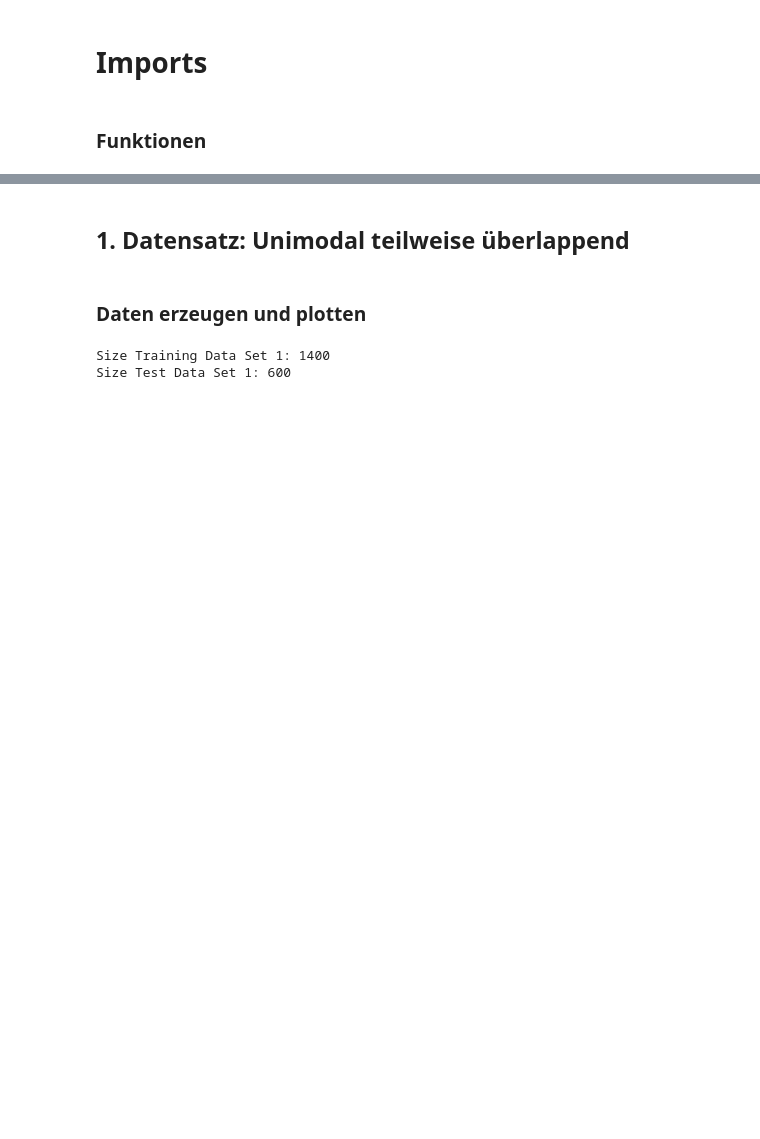
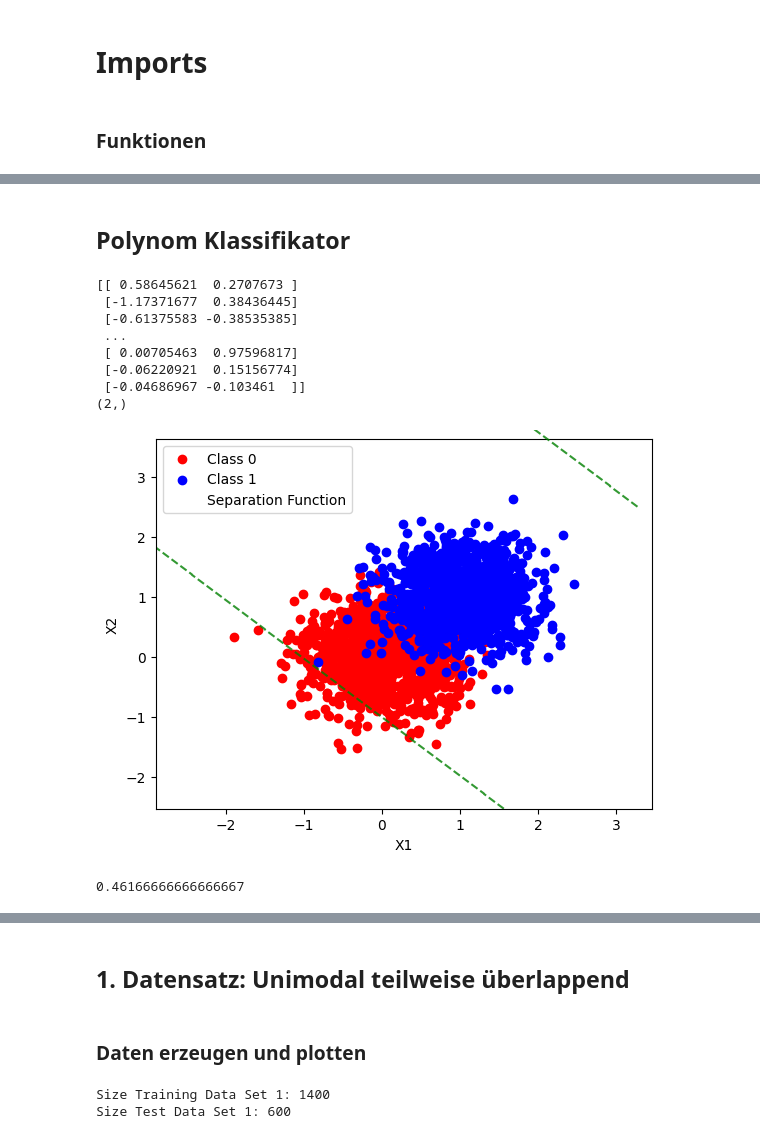
Before and after one commit to simonsymhoven/pattern-matching-machine-learning, a Jupyter notebook: blatt-2/gruppe-1-abgabe-blatt-2/aufgabe-2-3.ipynb, the cells around one changed output, grey strips where cells are left out. Cells and saved outputs as stored; diff of their text form; code cells hidden in the pictures; blank space fills up the shorter version.

```diff
--- a/blatt-2/gruppe-1-abgabe-blatt-2/aufgabe-2-3.ipynb
+++ b/blatt-2/gruppe-1-abgabe-blatt-2/aufgabe-2-3.ipynb
@@ -25,0 +121,47 @@ def generate_dataset(c1: np.ndarray, c2: np.ndarray, test_size: float = 0.3):
+# %% [markdown]
+## Polynom Klassifikator
+# %%
+W, w0 = fit_qda(x_train_set1, y_train_set1)
+print(W.shape)
+# Predict
+y_pred = predict_qda(x_test_set1, W, w0)
+fig, ax = plt.subplots()
+# X = np.vstack((c1, c2))
+# y = np.hstack((np.zeros(size // 2), np.ones(size // 2)))
+
+# Plot data and separation function
+
+# Plot class 0 and class 1 data points
+ax.scatter(c1[:, 0], c1[:, 1], color='red', label='Class 0')
+ax.scatter(c2[:, 0], c2[:, 1], color='blue', label='Class 1')
+
+# Create a meshgrid for the separation function
+x_min, x_max = x_set1[:, 0].min() - 1, x_set1[:, 0].max() + 1
+y_min, y_max = x_set1[:, 1].min() - 1, x_set1[:, 1].max() + 1
+xx, yy = np.meshgrid(np.linspace(x_min, x_max, size), np.linspace(y_min, y_max, size))
+
+# Calculate the separation function values on the meshgrid
+Z = predict_qda(np.c_[xx.ravel(), yy.ravel()], W, w0)
+Z = Z.reshape(xx.shape)
+
+# Plot the separation function
+contour = ax.contour(xx, yy, Z, levels=[0], colors='green', linestyles='dashed', alpha=0.8)
+contour.collections[0].set_label('Separation Function')
+
+ax.set_xlabel('X1')
+ax.set_ylabel('X2')
+ax.legend()
+plt.show()
+accuracy = np.mean(y_pred == y_test_set1)
+print(accuracy)
+# %% [output]
+[[ 0.58645621  0.2707673 ]
+ [-1.17371677  0.38436445]
+ [-0.61375583 -0.38535385]
+ ...
+ [ 0.00705463  0.97596817]
+ [-0.06220921  0.15156774]
+ [-0.04686967 -0.103461  ]]
+(2,)
+[figure, added]
+0.46166666666666667
```
Also changed, not shown: parts of 4 cells of this notebook, 2 other files.
